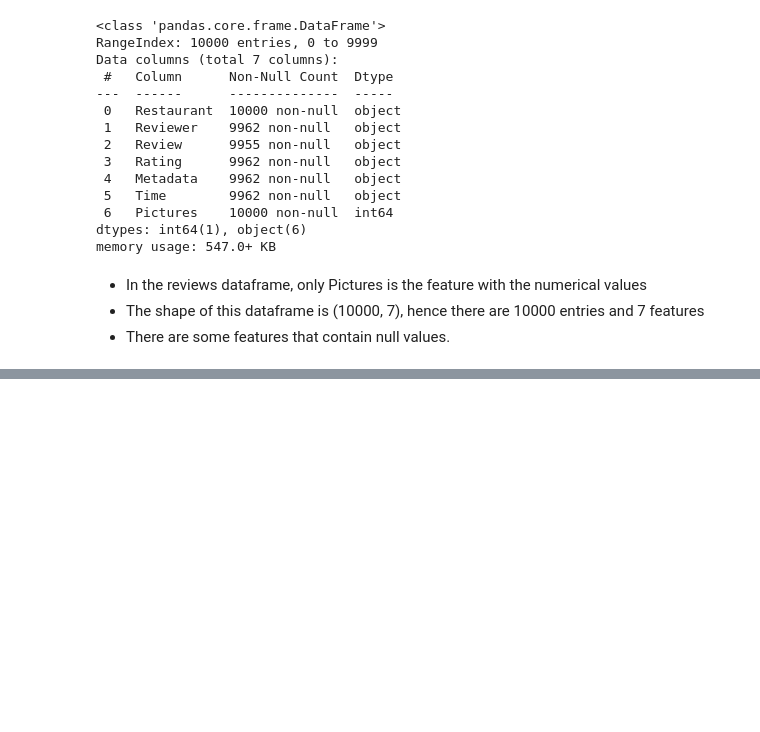
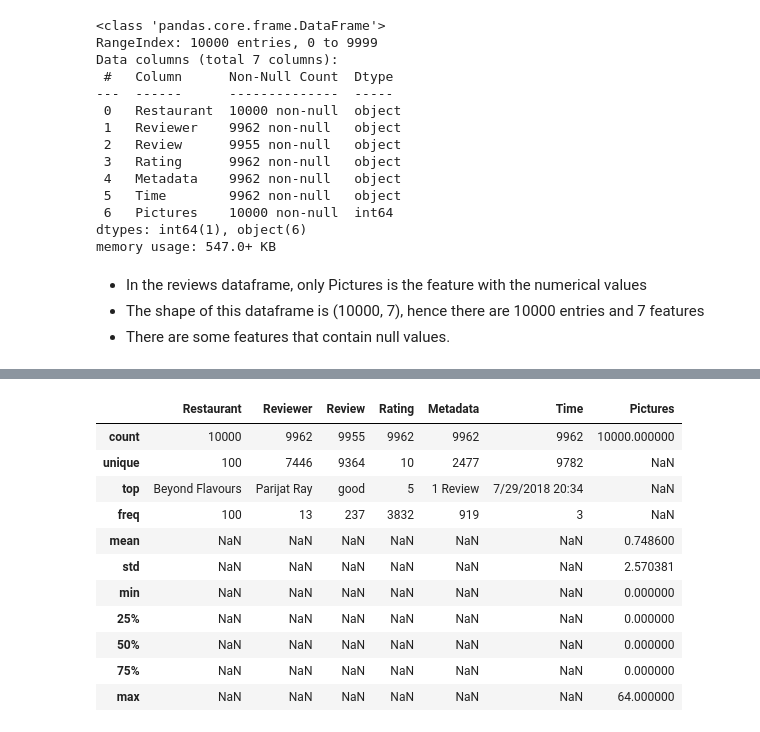
Before and after one commit to Srijan-Rai/Zomato-Restaurant-Clustering, a Jupyter notebook: ZOMATO_RESTAURANT_CLUSTERING_AND_SENTIMENT_ANALYSIS.ipynb, the cells around one changed output, grey strips where cells are left out. Cells and saved outputs as stored; diff of their text form; code cells hidden in the pictures; blank space fills up the shorter version.

```diff
--- a/ZOMATO_RESTAURANT_CLUSTERING_AND_SENTIMENT_ANALYSIS.ipynb
+++ b/ZOMATO_RESTAURANT_CLUSTERING_AND_SENTIMENT_ANALYSIS.ipynb
@@ -172,0 +185,15 @@ memory usage: 547.0+ KB
+# %%
+reviews.describe(include ="all")
+# %% [output]
+|  | Restaurant | Reviewer | Review | Rating | Metadata | Time | Pictures |
+| count | 10000 | 9962 | 9955 | 9962 | 9962 | 9962 | 10000.000000 |
+| unique | 100 | 7446 | 9364 | 10 | 2477 | 9782 | NaN |
+| top | Beyond Flavours | Parijat Ray | good | 5 | 1 Review | 7/29/2018 20:34 | NaN |
+| freq | 100 | 13 | 237 | 3832 | 919 | 3 | NaN |
+| mean | NaN | NaN | NaN | NaN | NaN | NaN | 0.748600 |
+| std | NaN | NaN | NaN | NaN | NaN | NaN | 2.570381 |
+| min | NaN | NaN | NaN | NaN | NaN | NaN | 0.000000 |
+| 25% | NaN | NaN | NaN | NaN | NaN | NaN | 0.000000 |
+| 50% | NaN | NaN | NaN | NaN | NaN | NaN | 0.000000 |
+| 75% | NaN | NaN | NaN | NaN | NaN | NaN | 0.000000 |
+| max | NaN | NaN | NaN | NaN | NaN | NaN | 64.000000 |
```
Also changed, not shown: parts of 11 cells of this notebook.
